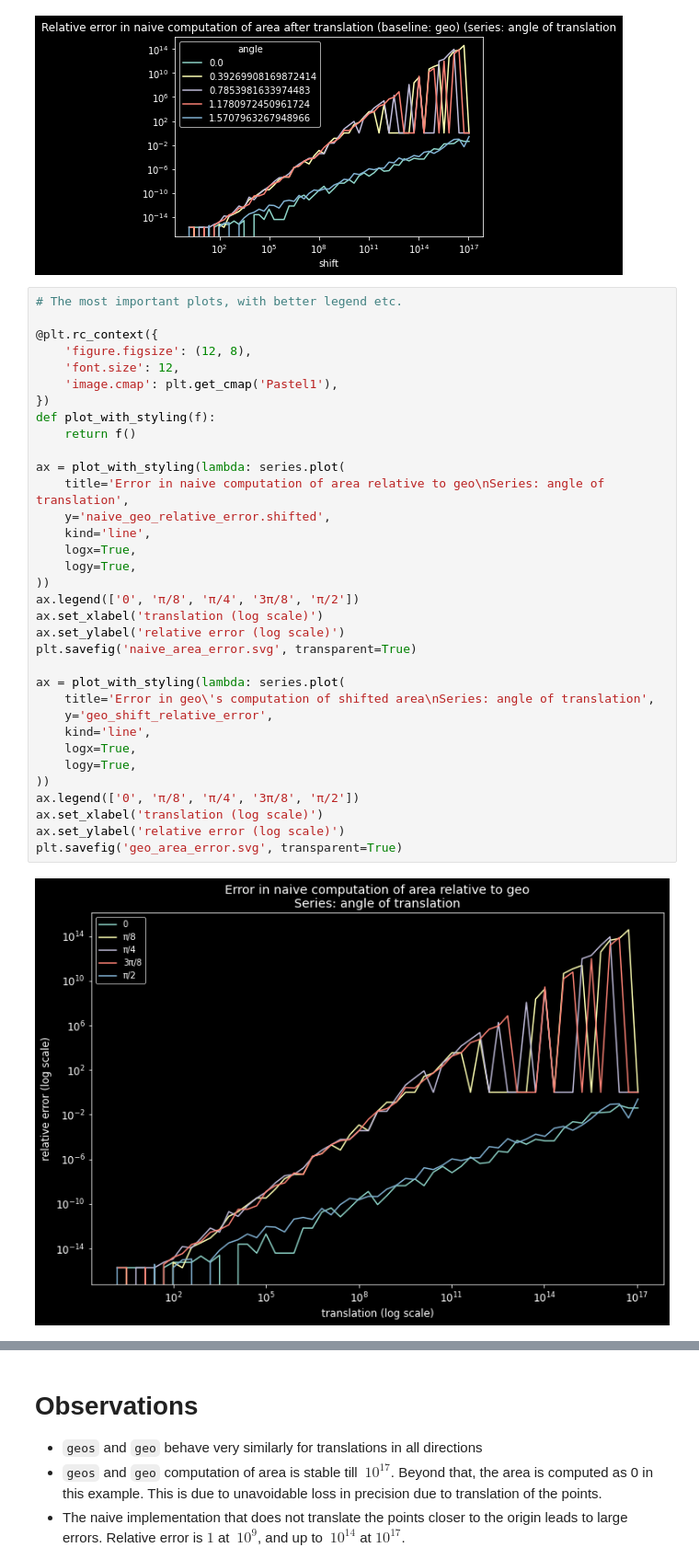
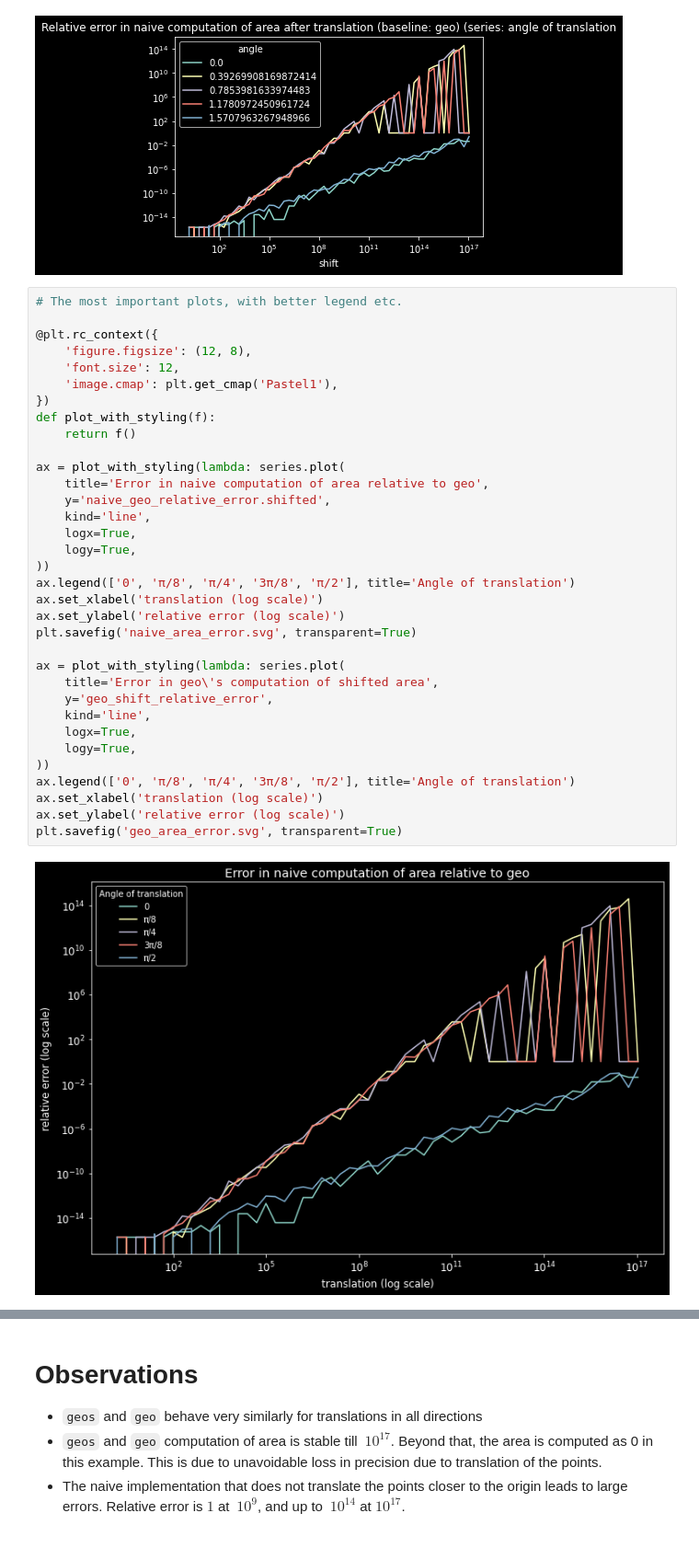
Before and after one commit to callpraths/explore-georust, a Jupyter notebook: analysis/area_numerical_stability/main.ipynb, the cells around one changed output, grey strips where cells are left out. Shown at 92% size. Drawn from its saved outputs; the diff is of its cells as text.

Commit message:
Add legend title

```diff
--- a/analysis/area_numerical_stability/main.ipynb
+++ b/analysis/area_numerical_stability/main.ipynb
@@ -85,35 +85,35 @@ ax = series.plot(y='naive_geo_relative_error.shifted', kind='line', logx=True, l
 # The most important plots, with better legend etc.
 
 @plt.rc_context({
     'figure.figsize': (12, 8),
     'font.size': 12,
     'image.cmap': plt.get_cmap('Pastel1'),
 })
 def plot_with_styling(f):
     return f()
 
 ax = plot_with_styling(lambda: series.plot(
-    title='Error in naive computation of area relative to geo\nSeries: angle of translation',
+    title='Error in naive computation of area relative to geo',
     y='naive_geo_relative_error.shifted',
     kind='line',
     logx=True,
     logy=True,
 ))
-ax.legend(['0', 'π/8', 'π/4', '3π/8', 'π/2'])
+ax.legend(['0', 'π/8', 'π/4', '3π/8', 'π/2'], title='Angle of translation')
 ax.set_xlabel('translation (log scale)')
 ax.set_ylabel('relative error (log scale)')
 plt.savefig('naive_area_error.svg', transparent=True)
 
 ax = plot_with_styling(lambda: series.plot(
-    title='Error in geo\'s computation of shifted area\nSeries: angle of translation',
+    title='Error in geo\'s computation of shifted area',
     y='geo_shift_relative_error',
     kind='line',
     logx=True,
     logy=True,
 ))
-ax.legend(['0', 'π/8', 'π/4', '3π/8', 'π/2'])
+ax.legend(['0', 'π/8', 'π/4', '3π/8', 'π/2'], title='Angle of translation')
 ax.set_xlabel('translation (log scale)')
 ax.set_ylabel('relative error (log scale)')
 plt.savefig('geo_area_error.svg', transparent=True)
 # %% [output]
-[figure, old version]
+[figure, new version]
```
Also changed, not shown: parts of 1 cell of this notebook, 2 other files.
